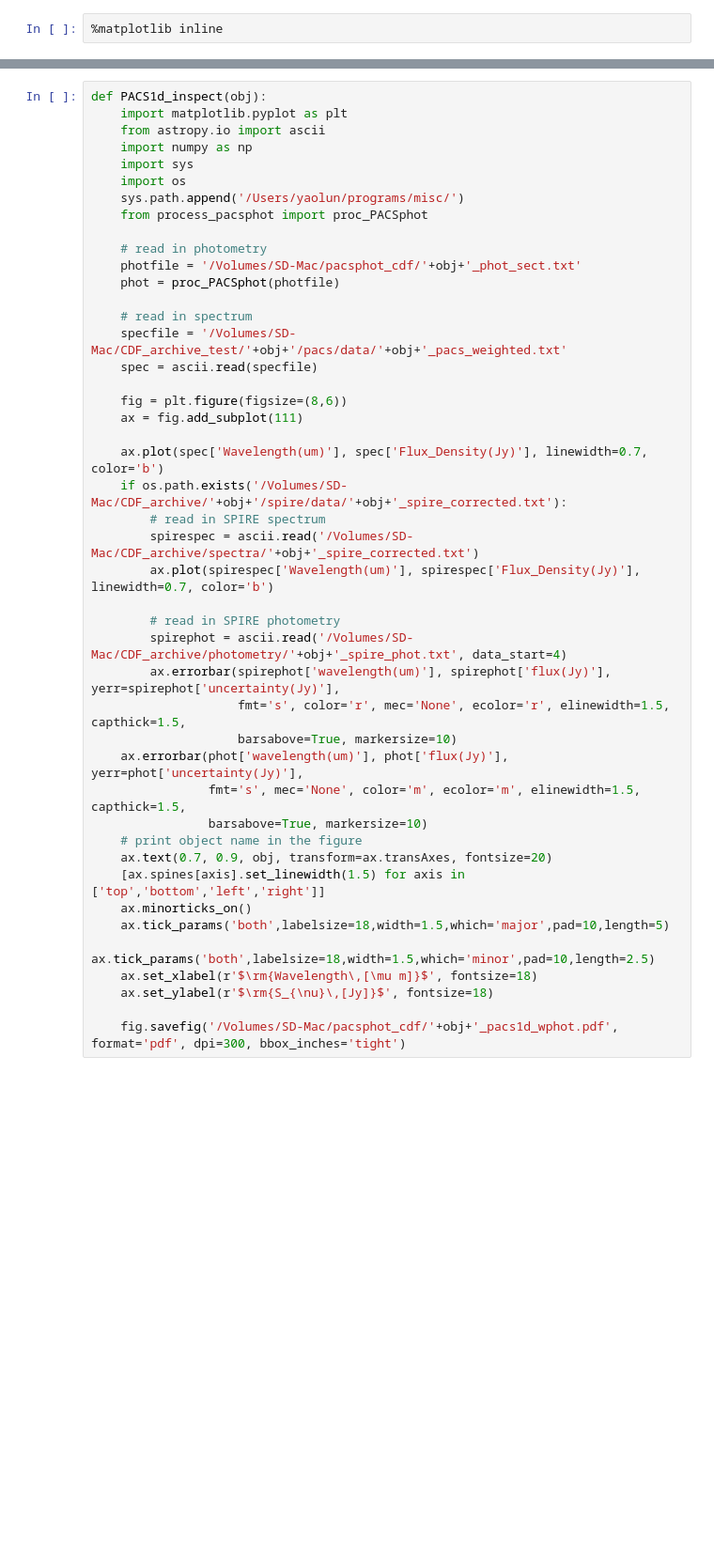
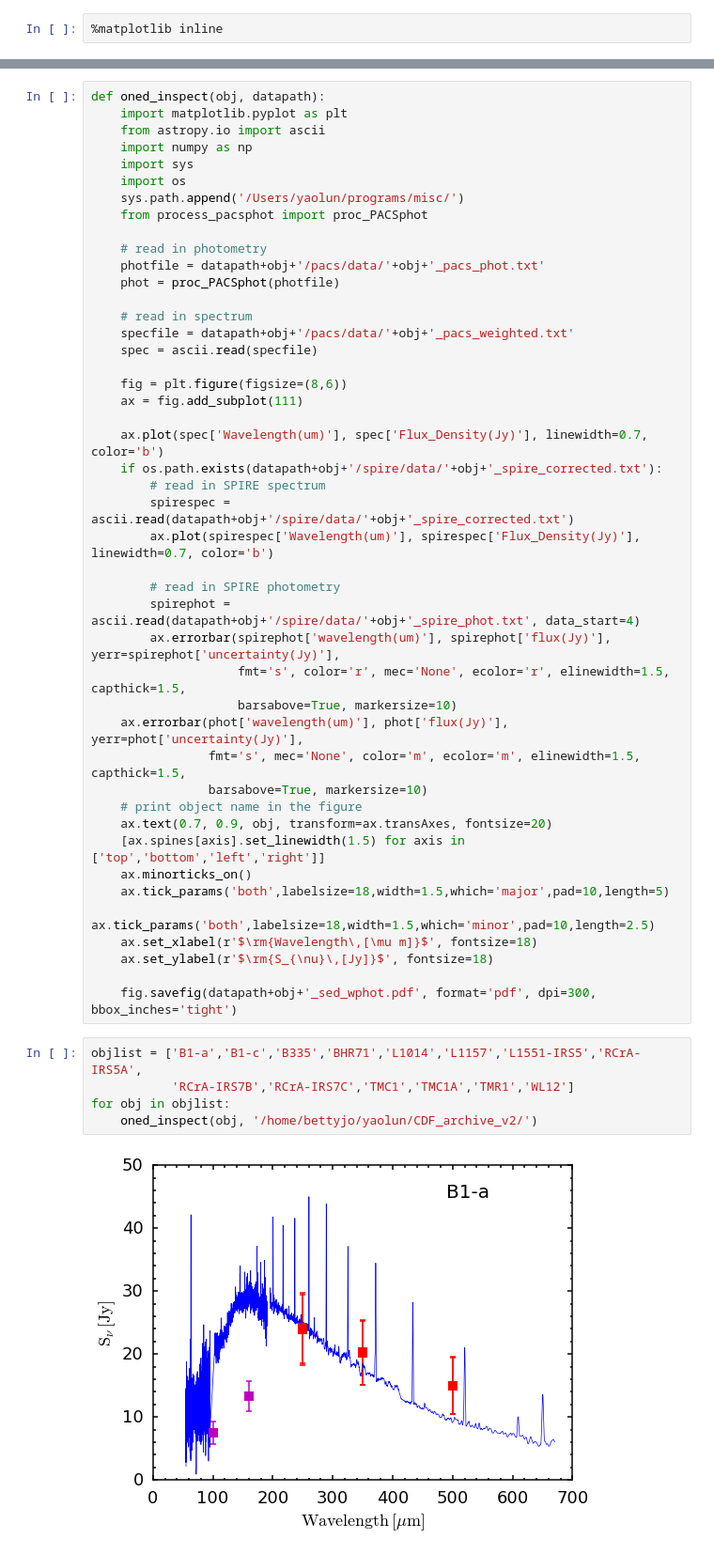
Before and after one commit to yaolun/sa, a Jupyter notebook: CDF1D_inspection.ipynb, the cells around one changed output, grey strips where cells are left out. Shown at 94% size. Drawn from its saved outputs; the diff is of its cells as text; blank space fills up the shorter version.

```diff
--- a/CDF1D_inspection.ipynb
+++ b/CDF1D_inspection.ipynb
@@ -26,5 +26,5 @@ plt.errorbar(phot['wavelength(um)'], phot['flux(Jy)'], yerr=phot['uncertainty(Jy
 # %%
-def PACS1d_inspect(obj):
+def oned_inspect(obj, datapath):
     import matplotlib.pyplot as plt
     from astropy.io import ascii
     import numpy as np
@@ -34,24 +34,24 @@ def PACS1d_inspect(obj):
     from process_pacsphot import proc_PACSphot
 
     # read in photometry
-    photfile = '/Volumes/SD-Mac/pacsphot_cdf/'+obj+'_phot_sect.txt'
+    photfile = datapath+obj+'/pacs/data/'+obj+'_pacs_phot.txt'
     phot = proc_PACSphot(photfile)
 
     # read in spectrum
-    specfile = '/Volumes/SD-Mac/CDF_archive_test/'+obj+'/pacs/data/'+obj+'_pacs_weighted.txt'
+    specfile = datapath+obj+'/pacs/data/'+obj+'_pacs_weighted.txt'
     spec = ascii.read(specfile)
 
     fig = plt.figure(figsize=(8,6))
     ax = fig.add_subplot(111)
 
     ax.plot(spec['Wavelength(um)'], spec['Flux_Density(Jy)'], linewidth=0.7, color='b')
-    if os.path.exists('/Volumes/SD-Mac/CDF_archive/'+obj+'/spire/data/'+obj+'_spire_corrected.txt'):
+    if os.path.exists(datapath+obj+'/spire/data/'+obj+'_spire_corrected.txt'):
         # read in SPIRE spectrum
-        spirespec = ascii.read('/Volumes/SD-Mac/CDF_archive/spectra/'+obj+'_spire_corrected.txt')
+        spirespec = ascii.read(datapath+obj+'/spire/data/'+obj+'_spire_corrected.txt')
         ax.plot(spirespec['Wavelength(um)'], spirespec['Flux_Density(Jy)'], linewidth=0.7, color='b')
 
         # read in SPIRE photometry
-        spirephot = ascii.read('/Volumes/SD-Mac/CDF_archive/photometry/'+obj+'_spire_phot.txt', data_start=4)
+        spirephot = ascii.read(datapath+obj+'/spire/data/'+obj+'_spire_phot.txt', data_start=4)
         ax.errorbar(spirephot['wavelength(um)'], spirephot['flux(Jy)'], yerr=spirephot['uncertainty(Jy)'],
                     fmt='s', color='r', mec='None', ecolor='r', elinewidth=1.5, capthick=1.5,
                     barsabove=True, markersize=10)
@@ -67,4 +67,11 @@ def PACS1d_inspect(obj):
     ax.set_xlabel(r'$\rm{Wavelength\,[\mu m]}$', fontsize=18)
     ax.set_ylabel(r'$\rm{S_{\nu}\,[Jy]}$', fontsize=18)
 
-    fig.savefig('/Volumes/SD-Mac/pacsphot_cdf/'+obj+'_pacs1d_wphot.pdf', format='pdf', dpi=300, bbox_inches='tight')
+    fig.savefig(datapath+obj+'_sed_wphot.pdf', format='pdf', dpi=300, bbox_inches='tight')
+# %%
+objlist = ['B1-a','B1-c','B335','BHR71','L1014','L1157','L1551-IRS5','RCrA-IRS5A',
+           'RCrA-IRS7B','RCrA-IRS7C','TMC1','TMC1A','TMR1','WL12']
+for obj in objlist:
+    oned_inspect(obj, '/home/bettyjo/yaolun/CDF_archive_v2/')
+# %% [output]
+[figure, added]
```
Also changed, not shown: parts of 5 cells of this notebook, 2 other files.
